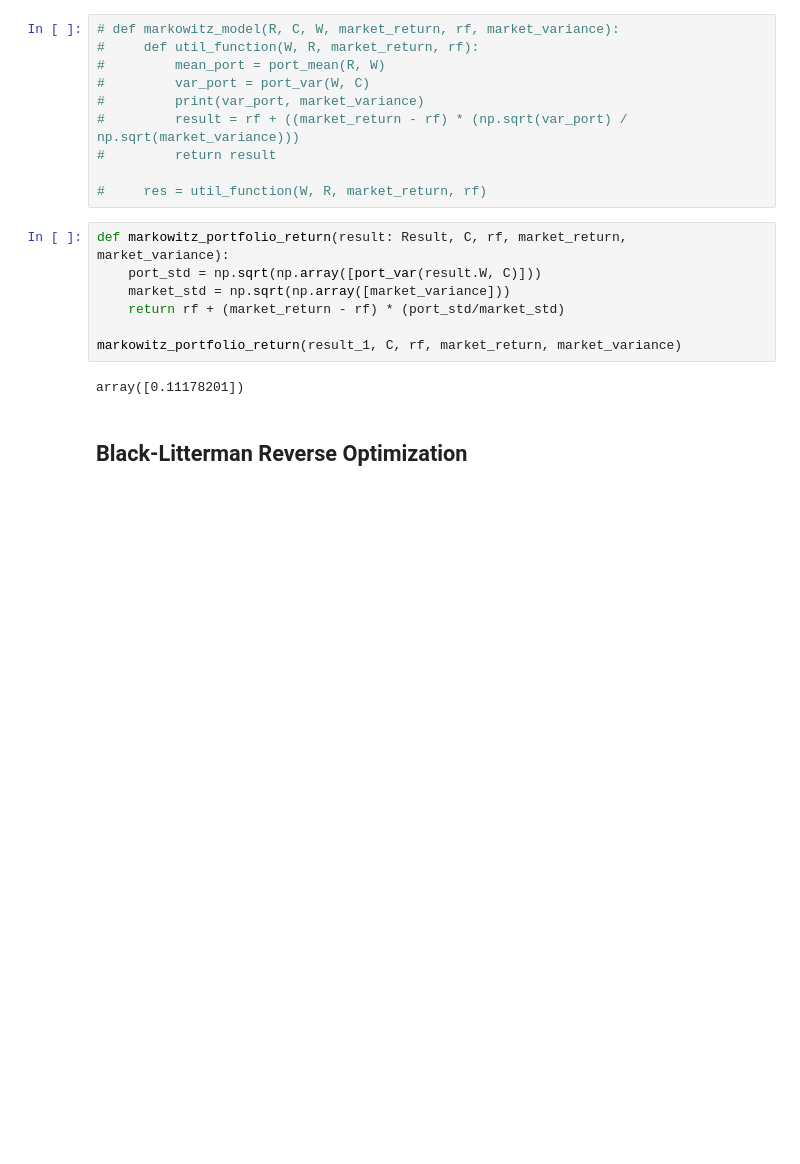
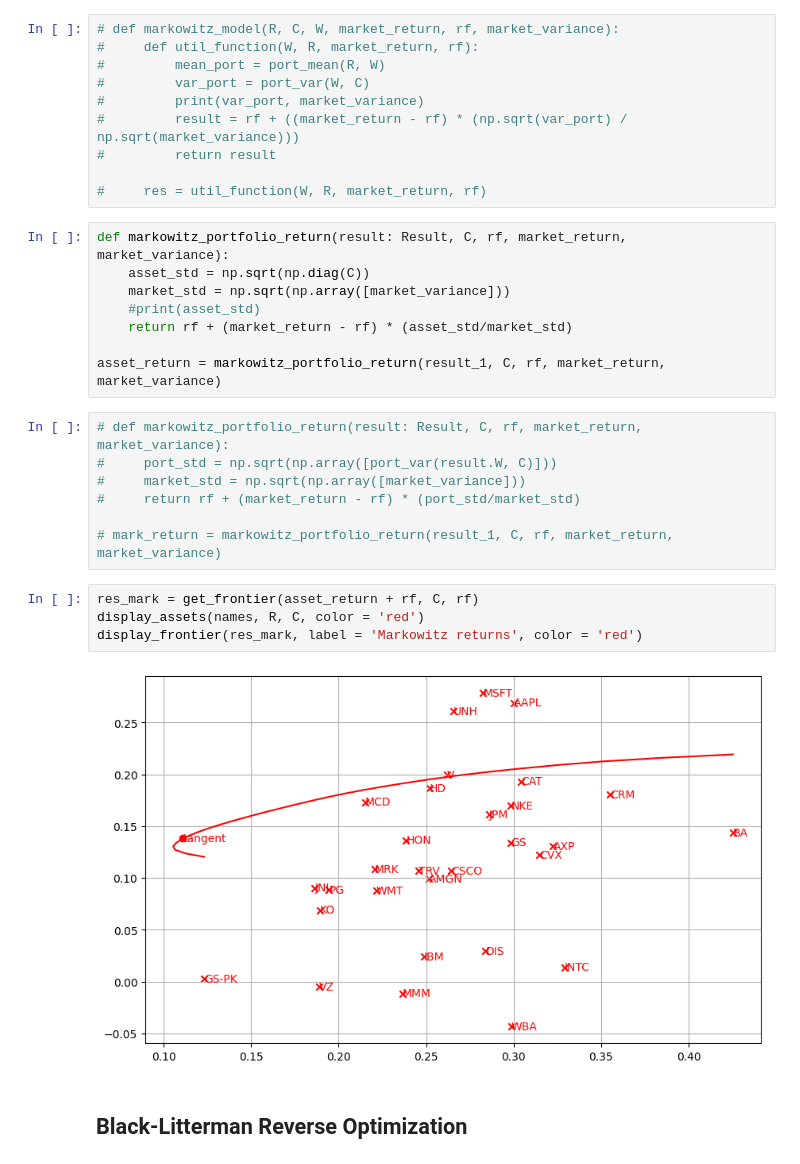
Before and after one commit to ps1899/Portfolio_Optimization-Black_Litterman, a Jupyter notebook: bl copy.ipynb, the cells around one changed output. Saved outputs shown, nothing was run; the diff lists cells and outputs as text; blank space fills up the shorter version.

Commit message:
Code Updated - updated Markowitz

```diff
--- a/bl copy.ipynb
+++ b/bl copy.ipynb
@@ -353,15 +353,27 @@ print(beta)
 #         return result
 
 #     res = util_function(W, R, market_return, rf)
+# %%
+def markowitz_portfolio_return(result: Result, C, rf, market_return, market_variance):
+    asset_std = np.sqrt(np.diag(C))
+    market_std = np.sqrt(np.array([market_variance]))
+    #print(asset_std)
+    return rf + (market_return - rf) * (asset_std/market_std)
+
+asset_return = markowitz_portfolio_return(result_1, C, rf, market_return, market_variance)
 # %%
-def markowitz_portfolio_return(result: Result, C, rf, market_return, market_variance):
-    port_std = np.sqrt(np.array([port_var(result.W, C)]))
-    market_std = np.sqrt(np.array([market_variance]))
-    return rf + (market_return - rf) * (port_std/market_std)
+# def markowitz_portfolio_return(result: Result, C, rf, market_return, market_variance):
+#     port_std = np.sqrt(np.array([port_var(result.W, C)]))
+#     market_std = np.sqrt(np.array([market_variance]))
+#     return rf + (market_return - rf) * (port_std/market_std)
 
-markowitz_portfolio_return(result_1, C, rf, market_return, market_variance)
+# mark_return = markowitz_portfolio_return(result_1, C, rf, market_return, market_variance)
-# %% [output]
-array([0.11178201])
+# %%
+res_mark = get_frontier(asset_return + rf, C, rf)
+display_assets(names, R, C, color = 'red')
+display_frontier(res_mark, label = 'Markowitz returns', color = 'red')
+# %% [output]
+[figure, added]
 # %% [markdown]
 ## Black-Litterman Reverse Optimization
 # %%
```
Also changed, not shown: parts of 3 cells of this notebook, 1 other file.
